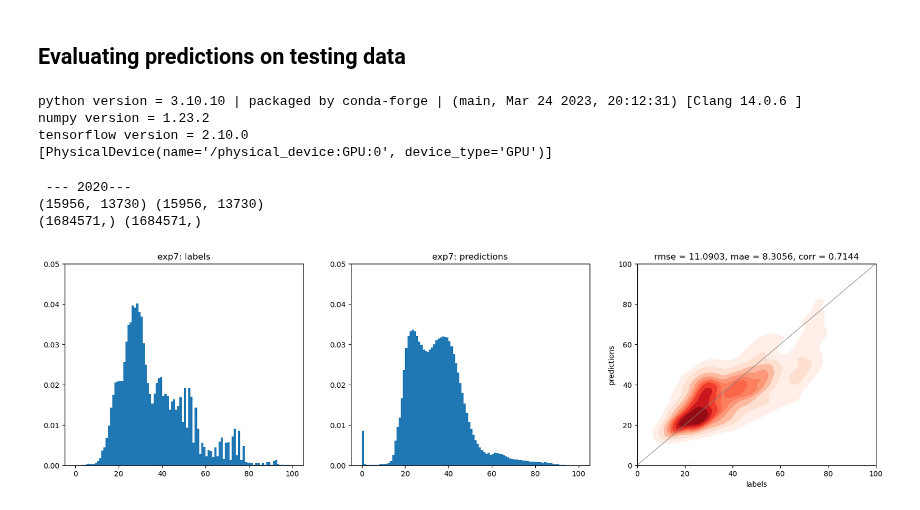
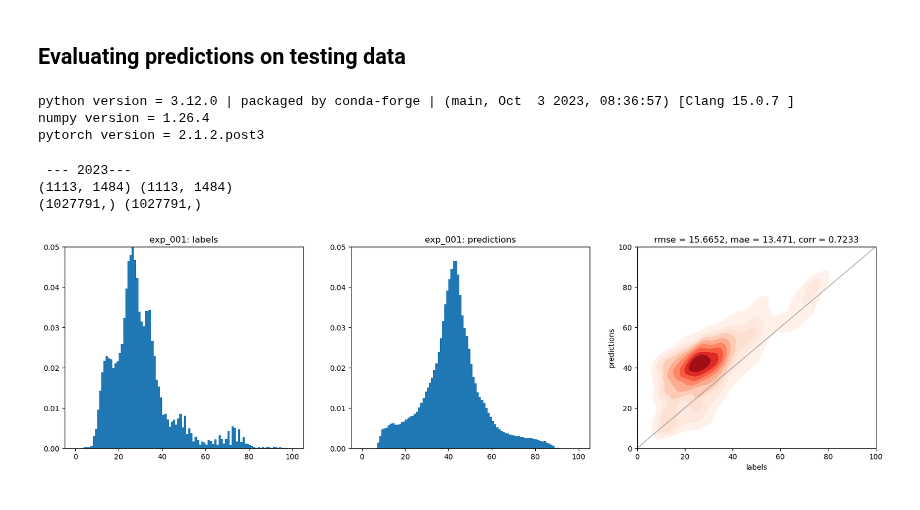
Before and after one commit to AtulAravindDas/ml_hfi_multiyear, a Jupyter notebook: _assesor.ipynb, the cells around one changed output. Saved outputs shown, nothing was run; the diff lists cells and outputs as text; code cells hidden in the pictures.

Commit message:
custom losses, updated assessor, model loading

```diff
--- a/_assesor.ipynb
+++ b/_assesor.ipynb
@@ -30,21 +19,17 @@ from sklearn.metrics import mean_squared_error, mean_absolute_error
 # %%
 print(f"python version = {sys.version}")
 print(f"numpy version = {np.__version__}")
-print(f"tensorflow version = {tf.__version__}")
-
-# tf.config.set_visible_devices([], "GPU")  # turn-off tensorflow-metal if it is on
-print(tf.config.list_physical_devices("GPU"))
+print(f"pytorch version = {torch.__version__}")
 # %% [output]
-python version = 3.10.10 | packaged by conda-forge | (main, Mar 24 2023, 20:12:31) [Clang 14.0.6 ]
-numpy version = 1.23.2
-tensorflow version = 2.10.0
-[PhysicalDevice(name='/physical_device:GPU:0', device_type='GPU')]
+python version = 3.12.0 | packaged by conda-forge | (main, Oct  3 2023, 08:36:57) [Clang 15.0.7 ]
+numpy version = 1.26.4
+pytorch version = 2.1.2.post3
 # %%
 # GET config
-EXP_NAME = "exp7"
-REWRITE = False
+EXP_NAME = "exp_001"
+REWRITE = True
 
-config = experiment_config.get_config(EXP_NAME)
+config = utils.get_config(EXP_NAME)
 config["mode"] = "inference"
 
 directory_paths = utils.get_directories()
@@ -56,16 +41,12 @@ LANDSAT_DIR = directory_paths["landsat_dir"]
 MOSAICS_DIR = directory_paths["mosaics_dir"]
 # %%
 # GET THE DATA
-imp.reload(build_data)
-imp.reload(read_landsat)
-imp.reload(methods)
+config["data"]["inference_region"] = (5.0, 8.0, 2.0, 6.0)
 
 # set and get important config
 (lat_s_bound, lat_n_bound, lon_w_bound, lon_e_bound) = read_landsat.get_landsat_bounds(
-    config, region=config["inference_region"]
+    config, region=config["data"]["inference_region"]
 )
-
-# load the model
 
 for year in (2020,):
     print(" --- " + str(year) + "---")
@@ -100,7 +81,7 @@ for year in (2020,):
     # FLATTEN AND ANALYZE
     predictions = predictions.flatten()
     labels = labels.flatten()
-    predictions, labels = methods.remove_nodata(predictions, labels)
+    predictions, labels = data_methods.remove_nodata(predictions, labels)
     print(labels.shape, predictions.shape)
 
     # MAKE HISTOGRAMS
@@ -121,34 +102,34 @@ for year in (2020,):
     rmse = np.sqrt(mean_squared_error(labels, predictions)).round(4)
     mae = mean_absolute_error(labels, predictions).round(4)
     corr = np.corrcoef(labels, predictions)[0, 1].round(4)
 
     rng = np.random.default_rng(35)
     iplot = rng.choice(np.arange(len(predictions)), size=5_000)
 
     plt.subplot(1, 3, 3)
     sns.kdeplot(
         x=labels[iplot],
         y=predictions[iplot],
         fill=True,
         cmap="Reds",
         bw_adjust=0.75,
         levels=10,
     )
     plt.plot((0, 100), (0, 100), "-", linewidth=1, color="gray", alpha=0.75)
     plt.title(f"{rmse = }, {mae = }, {corr = }")
     plt.xlabel("labels")
     plt.ylabel("predictions")
     plt.xlim(0, 100)
     plt.ylim(0, 100)
 
     plt.savefig(
         FIGURES_DIR + config["exp_name"] + "_" + str(year) + "_prediction_metrics.png",
         bbox_inches="tight",
         dpi=300,
     )
     plt.show()
 # %% [output]
- --- 2020---
-(15956, 13730) (15956, 13730)
-(1684571,) (1684571,)
+ --- 2023---
+(1113, 1484) (1113, 1484)
+(1027791,) (1027791,)
-[figure, old version]
+[figure, new version]
```
Also changed, not shown: parts of 1 cell of this notebook, 10 other files.
